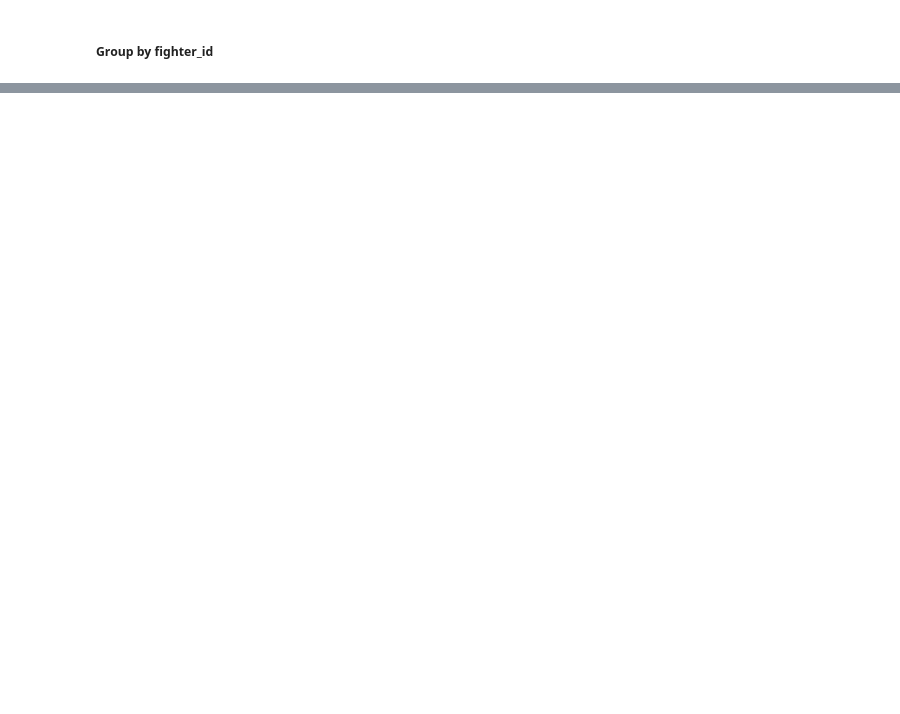
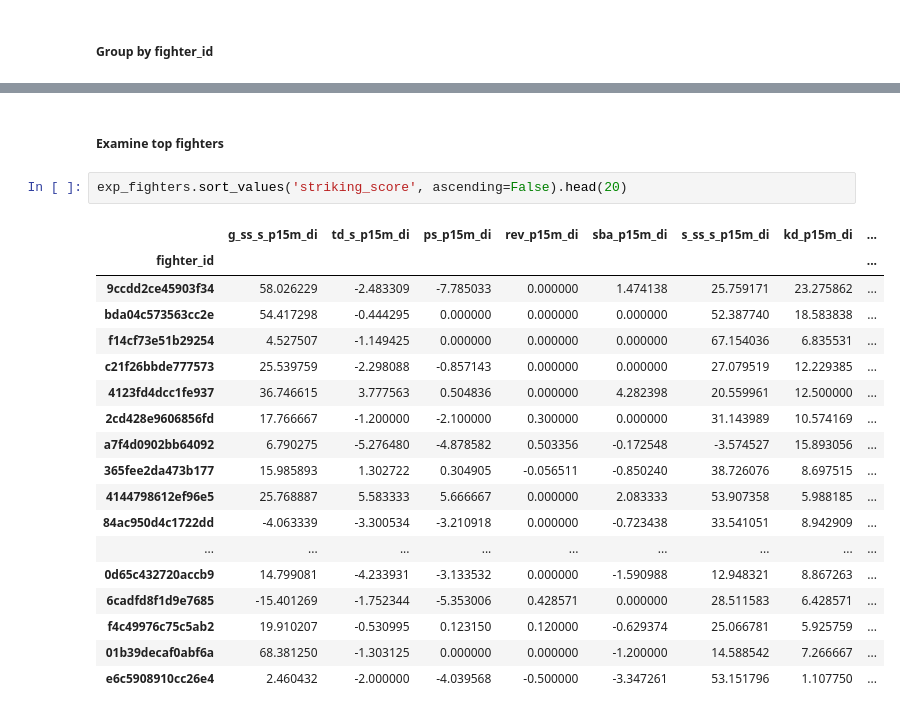
Before and after one commit to mesterhammerfic/match_finder, a Jupyter notebook: notebooks/01_feature_engineering/05_categorizing_styles.ipynb, the cells around one changed output, grey strips where cells are left out. Drawn from its saved outputs; the diff is of its cells as text; blank space fills up the shorter version.

```diff
--- a/notebooks/01_feature_engineering/05_categorizing_styles.ipynb
+++ b/notebooks/01_feature_engineering/05_categorizing_styles.ipynb
@@ -466,0 +193,23 @@ grappling_by_fighter.loc[
+# %% [markdown]
+##### Examine top fighters
+# %%
+exp_fighters.sort_values('striking_score', ascending=False).head(20)
+# %% [output]
+|  | g_ss_s_p15m_di | td_s_p15m_di | ps_p15m_di | rev_p15m_di | sba_p15m_di | s_ss_s_p15m_di | kd_p15m_di | ... |
+| fighter_id |  |  |  |  |  |  |  | ... |
+| 9ccdd2ce45903f34 | 58.026229 | -2.483309 | -7.785033 | 0.000000 | 1.474138 | 25.759171 | 23.275862 | ... |
+| bda04c573563cc2e | 54.417298 | -0.444295 | 0.000000 | 0.000000 | 0.000000 | 52.387740 | 18.583838 | ... |
+| f14cf73e51b29254 | 4.527507 | -1.149425 | 0.000000 | 0.000000 | 0.000000 | 67.154036 | 6.835531 | ... |
+| c21f26bbde777573 | 25.539759 | -2.298088 | -0.857143 | 0.000000 | 0.000000 | 27.079519 | 12.229385 | ... |
+| 4123fd4dcc1fe937 | 36.746615 | 3.777563 | 0.504836 | 0.000000 | 4.282398 | 20.559961 | 12.500000 | ... |
+| 2cd428e9606856fd | 17.766667 | -1.200000 | -2.100000 | 0.300000 | 0.000000 | 31.143989 | 10.574169 | ... |
+| a7f4d0902bb64092 | 6.790275 | -5.276480 | -4.878582 | 0.503356 | -0.172548 | -3.574527 | 15.893056 | ... |
+| 365fee2da473b177 | 15.985893 | 1.302722 | 0.304905 | -0.056511 | -0.850240 | 38.726076 | 8.697515 | ... |
+| 4144798612ef96e5 | 25.768887 | 5.583333 | 5.666667 | 0.000000 | 2.083333 | 53.907358 | 5.988185 | ... |
+| 84ac950d4c1722dd | -4.063339 | -3.300534 | -3.210918 | 0.000000 | -0.723438 | 33.541051 | 8.942909 | ... |
+| ... | ... | ... | ... | ... | ... | ... | ... | ... |
+| 0d65c432720accb9 | 14.799081 | -4.233931 | -3.133532 | 0.000000 | -1.590988 | 12.948321 | 8.867263 | ... |
+| 6cadfd8f1d9e7685 | -15.401269 | -1.752344 | -5.353006 | 0.428571 | 0.000000 | 28.511583 | 6.428571 | ... |
+| f4c49976c75c5ab2 | 19.910207 | -0.530995 | 0.123150 | 0.120000 | -0.629374 | 25.066781 | 5.925759 | ... |
+| 01b39decaf0abf6a | 68.381250 | -1.303125 | 0.000000 | 0.000000 | -1.200000 | 14.588542 | 7.266667 | ... |
+| e6c5908910cc26e4 | 2.460432 | -2.000000 | -4.039568 | -0.500000 | -3.347261 | 53.151796 | 1.107750 | ... |
```
Also changed, not shown: parts of 105 cells of this notebook.
